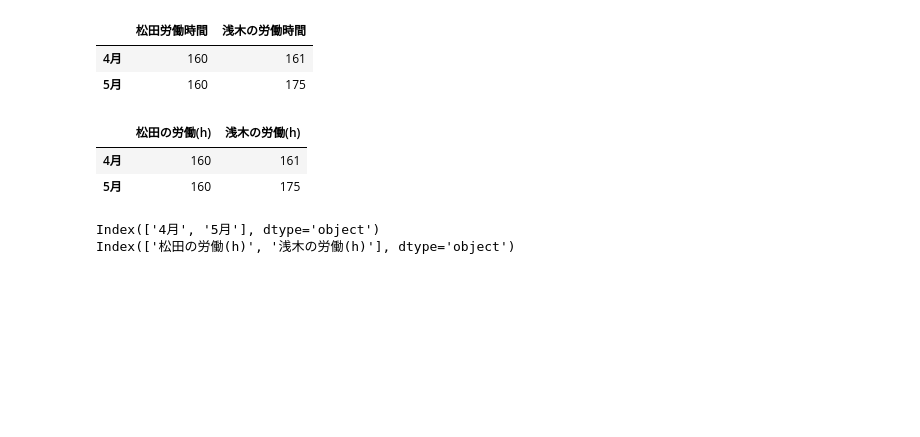
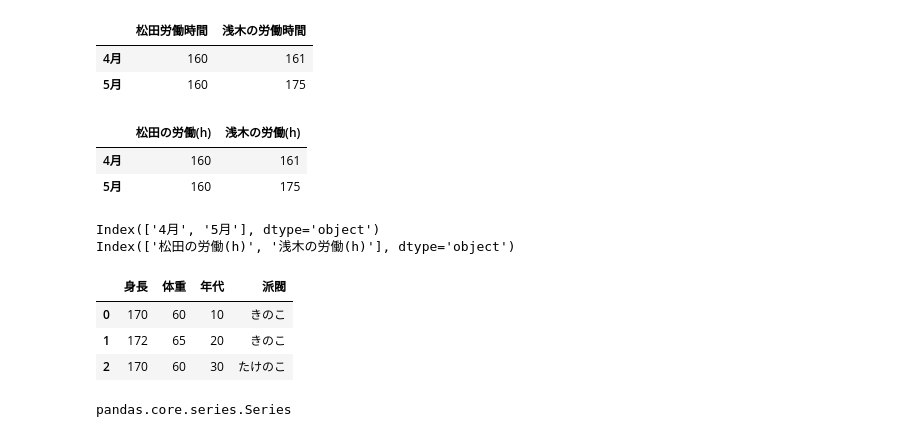
Before and after one commit to yamaguchinorimitsu/ajax_app, a Jupyter notebook: スッキリ機械学習４章.ipynb, the cells around one changed output. Cells and saved outputs as stored; diff of their text form; code cells hidden in the pictures; blank space fills up the shorter version.

```diff
--- a/スッキリ機械学習４章.ipynb
+++ b/スッキリ機械学習４章.ipynb
@@ -46,0 +45,8 @@ print()
+# %%
+df=pd.read_csv('/content/KvsT.csv')
+df.head(3)
+# %% [output]
+|  | 身長 | 体重 | 年代 | 派閥 |
+| 0 | 170 | 60 | 10 | きのこ |
+| 1 | 172 | 65 | 20 | きのこ |
+| 2 | 170 | 60 | 30 | たけのこ |
@@ -46,0 +55,4 @@ print()
+# %%
+type(df['派閥'])
+# %% [output]
+pandas.core.series.Series
```
Also changed, not shown: parts of 9 cells of this notebook.
